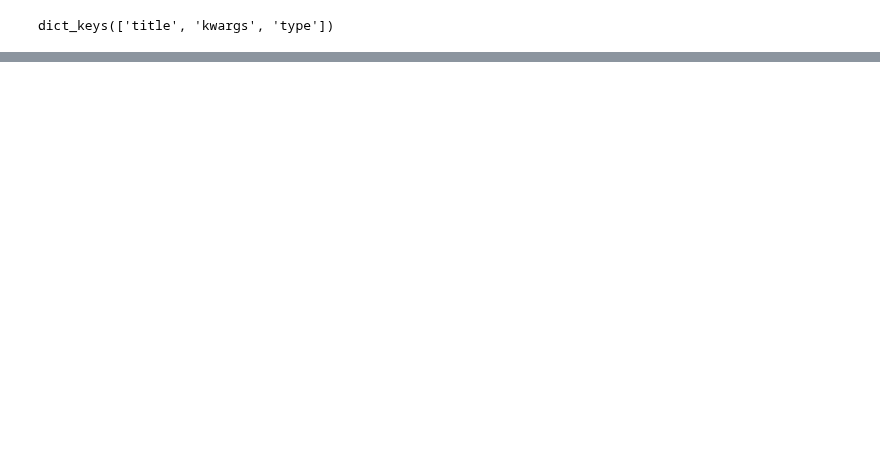
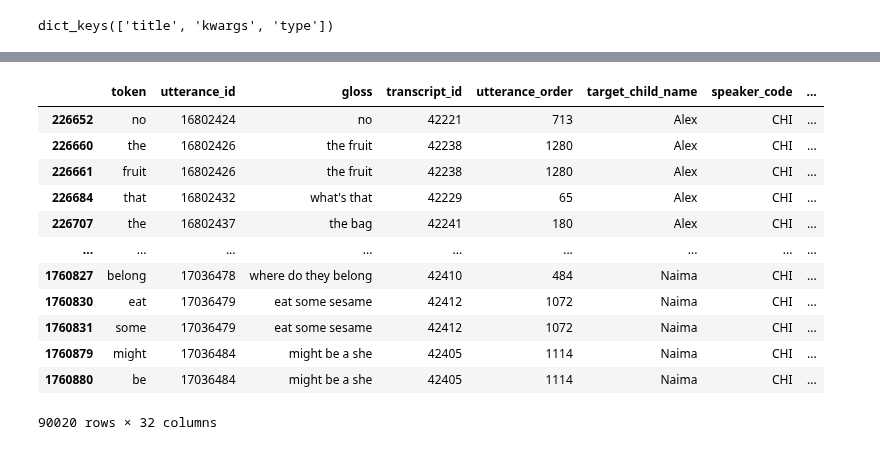
Before and after one commit to smeylan/child-directed-listening, a Jupyter notebook: Model behavior analyses.ipynb, the cells around one changed output, grey strips where cells are left out. Cells and saved outputs as stored; diff of their text form; code cells hidden in the pictures; blank space fills up the shorter version.

```diff
--- a/Model behavior analyses.ipynb
+++ b/Model behavior analyses.ipynb
@@ -149,0 +217,20 @@ print(results)
+# %%
+from utils import load_splits
+
+all_tokens = load_splits.load_phono()
+# %%
+all_tokens[all_tokens.partition == 'success'].iloc[10000:100020]
+# %% [output]
+|  | token | utterance_id | gloss | transcript_id | utterance_order | target_child_name | speaker_code | ... |
+| 226652 | no | 16802424 | no | 42221 | 713 | Alex | CHI | ... |
+| 226660 | the | 16802426 | the fruit | 42238 | 1280 | Alex | CHI | ... |
+| 226661 | fruit | 16802426 | the fruit | 42238 | 1280 | Alex | CHI | ... |
+| 226684 | that | 16802432 | what's that | 42229 | 65 | Alex | CHI | ... |
+| 226707 | the | 16802437 | the bag | 42241 | 180 | Alex | CHI | ... |
+| ... | ... | ... | ... | ... | ... | ... | ... | ... |
+| 1760827 | belong | 17036478 | where do they belong | 42410 | 484 | Naima | CHI | ... |
+| 1760830 | eat | 17036479 | eat some sesame | 42412 | 1072 | Naima | CHI | ... |
+| 1760831 | some | 17036479 | eat some sesame | 42412 | 1072 | Naima | CHI | ... |
+| 1760879 | might | 17036484 | might be a she | 42405 | 1114 | Naima | CHI | ... |
+| 1760880 | be | 17036484 | might be a she | 42405 | 1114 | Naima | CHI | ... |
+90020 rows × 32 columns
```
Also changed, not shown: parts of 16 cells of this notebook, 7 other files.
